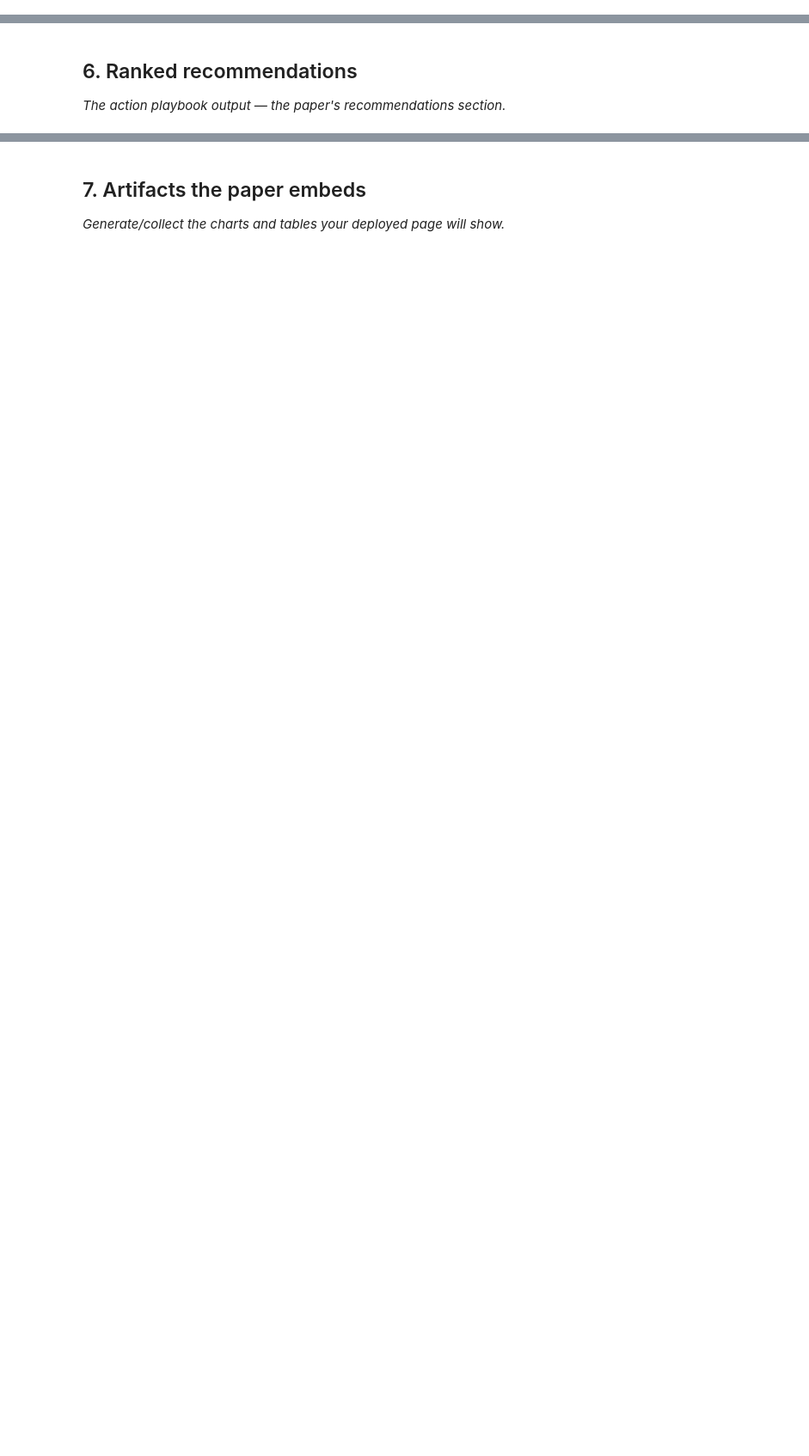
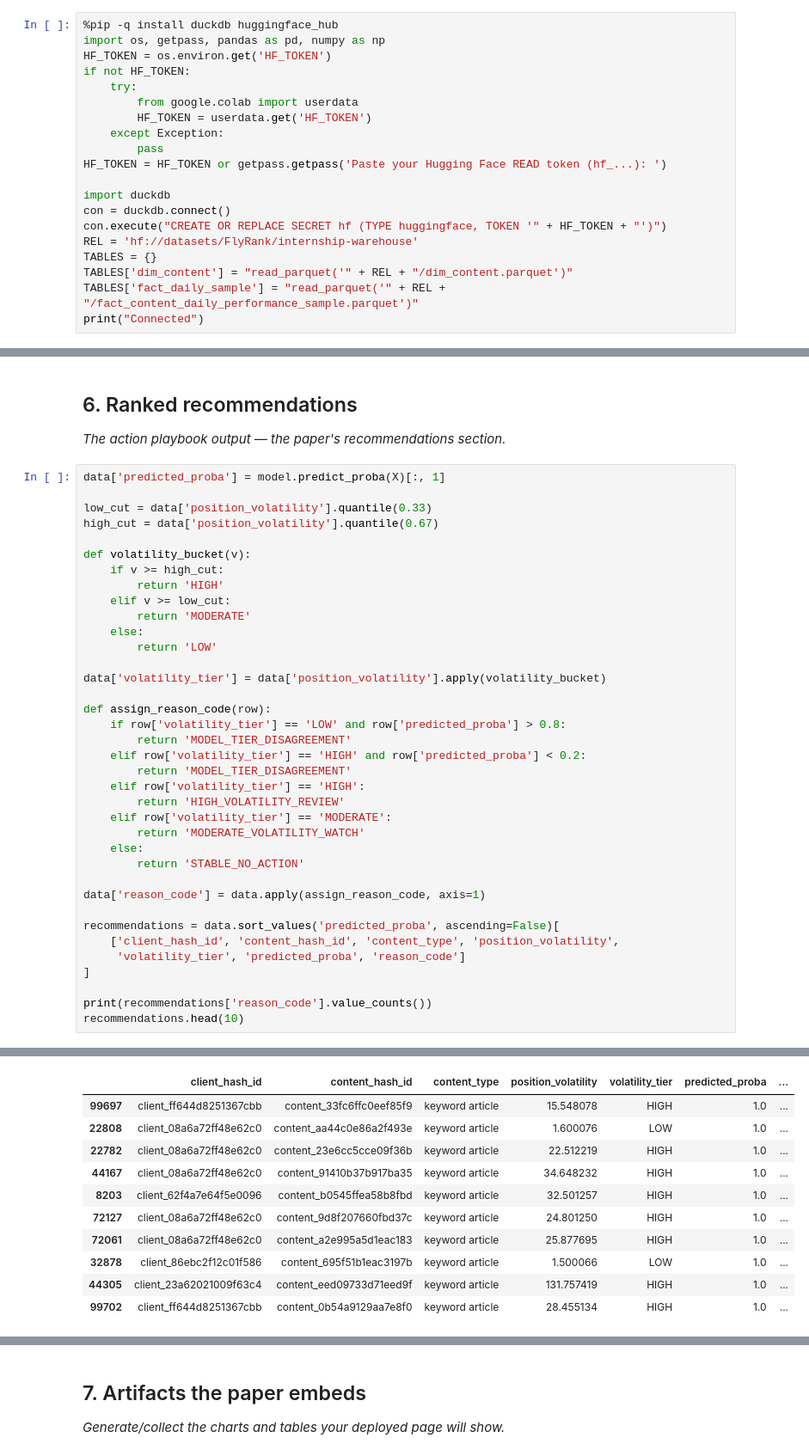
Before and after one commit to ameemaiqbal/flyrank-ml-internship, a Jupyter notebook: work/notebooks/capstone.ipynb, the cells around one changed output, grey strips where cells are left out. Shown at 86% size. Drawn from its saved outputs; the diff is of its cells as text; blank space fills up the shorter version.

```diff
--- a/work/notebooks/capstone.ipynb
+++ b/work/notebooks/capstone.ipynb
@@ -6,3 +8,23 @@
 This skeleton is yours to fill. Work the sections **in order** — each one has a one-line hint. Simple words, honest numbers.
 
 > Working with an AI assistant? Tell it to read `skills/README.md` first and load the one skill this assignment names on its card.
+# %%
+%pip -q install duckdb huggingface_hub
+import os, getpass, pandas as pd, numpy as np
+HF_TOKEN = os.environ.get('HF_TOKEN')
+if not HF_TOKEN:
+    try:
+        from google.colab import userdata
+        HF_TOKEN = userdata.get('HF_TOKEN')
+    except Exception:
+        pass
+HF_TOKEN = HF_TOKEN or getpass.getpass('Paste your Hugging Face READ token (hf_...): ')
+
+import duckdb
+con = duckdb.connect()
+con.execute("CREATE OR REPLACE SECRET hf (TYPE huggingface, TOKEN '" + HF_TOKEN + "')")
+REL = 'hf://datasets/FlyRank/internship-warehouse'
+TABLES = {}
+TABLES['dim_content'] = "read_parquet('" + REL + "/dim_content.parquet')"
+TABLES['fact_daily_sample'] = "read_parquet('" + REL + "/fact_content_daily_performance_sample.parquet')"
+print("Connected")
@@ -30,3 +164,41 @@ This skeleton is yours to fill. Work the sections **in order** — each one has
 ## 6. Ranked recommendations
 
 *The action playbook output — the paper's recommendations section.*
+# %%
+data['predicted_proba'] = model.predict_proba(X)[:, 1]
+
+low_cut = data['position_volatility'].quantile(0.33)
+high_cut = data['position_volatility'].quantile(0.67)
+
+def volatility_bucket(v):
+    if v >= high_cut:
+        return 'HIGH'
+    elif v >= low_cut:
+        return 'MODERATE'
+    else:
+        return 'LOW'
+
+data['volatility_tier'] = data['position_volatility'].apply(volatility_bucket)
+
+def assign_reason_code(row):
+    if row['volatility_tier'] == 'LOW' and row['predicted_proba'] > 0.8:
+        return 'MODEL_TIER_DISAGREEMENT'
+    elif row['volatility_tier'] == 'HIGH' and row['predicted_proba'] < 0.2:
+        return 'MODEL_TIER_DISAGREEMENT'
+    elif row['volatility_tier'] == 'HIGH':
+        return 'HIGH_VOLATILITY_REVIEW'
+    elif row['volatility_tier'] == 'MODERATE':
+        return 'MODERATE_VOLATILITY_WATCH'
+    else:
+        return 'STABLE_NO_ACTION'
+
+data['reason_code'] = data.apply(assign_reason_code, axis=1)
+
+recommendations = data.sort_values('predicted_proba', ascending=False)[
+    ['client_hash_id', 'content_hash_id', 'content_type', 'position_volatility',
+     'volatility_tier', 'predicted_proba', 'reason_code']
+]
+
+print(recommendations['reason_code'].value_counts())
+recommendations.head(10)
+# %% [output]
@@ -32,0 +211,11 @@ This skeleton is yours to fill. Work the sections **in order** — each one has
+|  | client_hash_id | content_hash_id | content_type | position_volatility | volatility_tier | predicted_proba | ... |
+| 99697 | client_ff644d8251367cbb | content_33fc6ffc0eef85f9 | keyword article | 15.548078 | HIGH | 1.0 | ... |
+| 22808 | client_08a6a72ff48e62c0 | content_aa44c0e86a2f493e | keyword article | 1.600076 | LOW | 1.0 | ... |
+| 22782 | client_08a6a72ff48e62c0 | content_23e6cc5cce09f36b | keyword article | 22.512219 | HIGH | 1.0 | ... |
+| 44167 | client_08a6a72ff48e62c0 | content_91410b37b917ba35 | keyword article | 34.648232 | HIGH | 1.0 | ... |
+| 8203 | client_62f4a7e64f5e0096 | content_b0545ffea58b8fbd | keyword article | 32.501257 | HIGH | 1.0 | ... |
+| 72127 | client_08a6a72ff48e62c0 | content_9d8f207660fbd37c | keyword article | 24.801250 | HIGH | 1.0 | ... |
+| 72061 | client_08a6a72ff48e62c0 | content_a2e995a5d1eac183 | keyword article | 25.877695 | HIGH | 1.0 | ... |
+| 32878 | client_86ebc2f12c01f586 | content_695f51b1eac3197b | keyword article | 1.500066 | LOW | 1.0 | ... |
+| 44305 | client_23a62021009f63c4 | content_eed09733d71eed9f | keyword article | 131.757419 | HIGH | 1.0 | ... |
+| 99702 | client_ff644d8251367cbb | content_0b54a9129aa7e8f0 | keyword article | 28.455134 | HIGH | 1.0 | ... |
```
Also changed, not shown: parts of 14 cells of this notebook.
